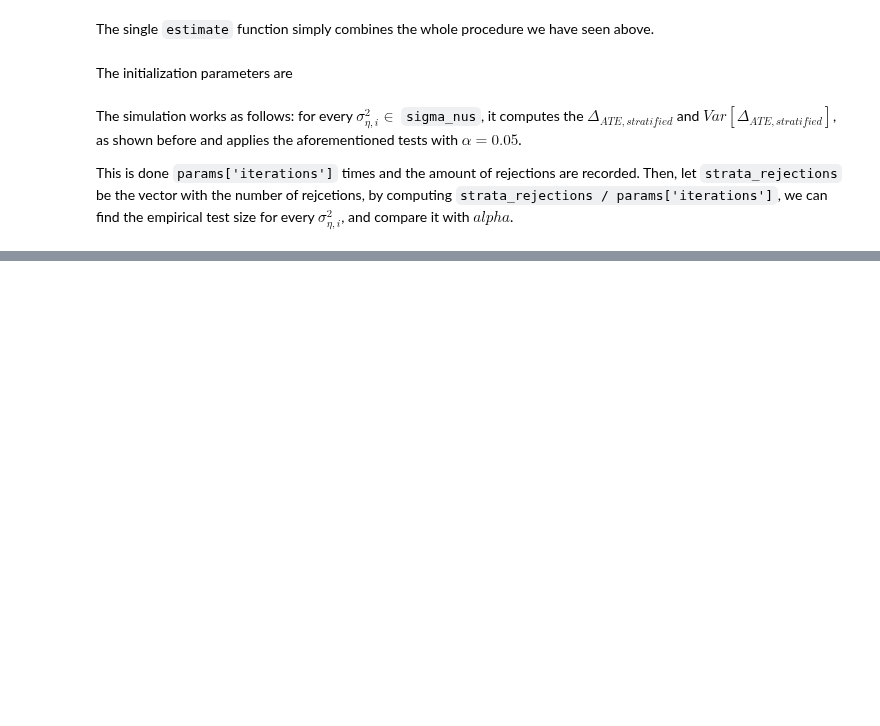
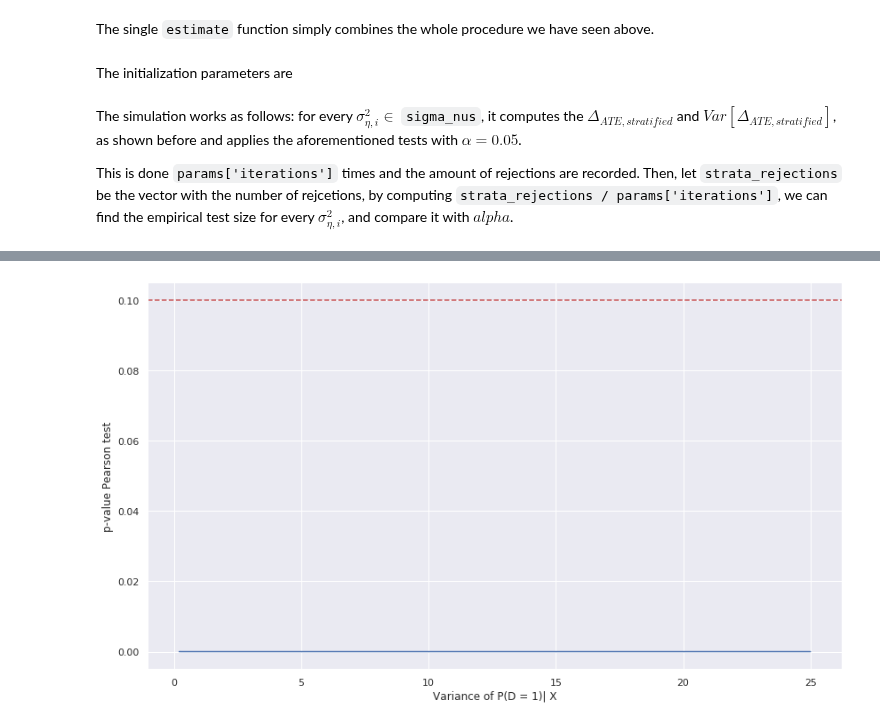
Before and after one commit to NoFishLikeIan/tinbergen, a Jupyter notebook: homework/adv_econ_notebooks/Propensity score uncertainty.ipynb, the cells around one changed output, grey strips where cells are left out. Saved outputs shown, nothing was run; the diff lists cells and outputs as text; code cells hidden in the pictures; blank space fills up the shorter version.

```diff
--- a/homework/adv_econ_notebooks/Propensity score uncertainty.ipynb
+++ b/homework/adv_econ_notebooks/Propensity score uncertainty.ipynb
@@ -235,11 +242,15 @@ def estimate(N, k, variance_p, n_strata = 5):
     estimated_p = model.predict_proba(X)[:, 0]
     ordered_p_idx = np.argsort(estimated_p)
 
-    strata = stratify(X, D, y, ordered_p_idx, estimated_p, n_strata)
+    strata = stratify(X, D, y, ordered_p_idx, n_strata)
 
     delta_strata, var_strata = ate(strata, N)
 
-    return delta, variance, delta_strata, var_strata
+    prob_bins = split_prob_equally(estimated_p[ordered_p_idx], n_strata)
+    _, p_gof = stats.chisquare([b.shape[0] for b in prob_bins])
+
+
+    return delta, variance, delta_strata, var_strata, p_gof
 # %%
 def test_against_zero(mean, std, t):
     upper = mean + t*std
@@ -265,6 +276,7 @@ def monte_carlo_test(p_variances = [], N = 10_000, k = 10, iterations = 1, alpha
 
     strata_rejections = []
     normal_rejections = []
+    p_gof_by_var = []
 
     t = -scistat.norm.ppf(alpha)
 
@@ -275,26 +287,29 @@ def monte_carlo_test(p_variances = [], N = 10_000, k = 10, iterations = 1, alpha
 
         out_of_CI_normal = 0
         out_of_CI_strata = 0
+        sum_p_gof = 0
 
         for i in range(iterations):
             if verbose:
                 print(f'--> Iteration {i+1}/{iterations}', end='\r')
 
-            delta, var, delta_strata, var_strata = estimate(N, k, p_var, n_strata=5)
+            delta, var, delta_strata, var_strata, p_gof = estimate(N, k, p_var, n_strata=5)
 
             reject = test_against_zero(delta, np.sqrt(var), t)
             reject_strata = test_against_zero(delta_strata, np.sqrt(var_strata), t)
 
             out_of_CI_normal += reject
             out_of_CI_strata += reject_strata
+            sum_p_gof += p_gof
 
 
         normal_rejections.append(out_of_CI_normal)
         strata_rejections.append(out_of_CI_strata)
+        p_gof_by_var.append(sum_p_gof/iterations)
 
         if verbose:
             print('\n')
 
-    return normal_rejections, strata_rejections
+    return normal_rejections, strata_rejections, p_gof_by_var
 # %%
-normal_rejections, strata_rejections = monte_carlo_test(**params, verbose=True)
+normal_rejections, strata_rejections, p_gof_by_var = monte_carlo_test(**params, verbose=False)
@@ -329,3 +330,13 @@ plt.show()
+# %%
+plt.figure(figsize=(14,8))
+ax = sns.lineplot(x=sigma_nus, y=p_gof_by_var)
+
+ax.axhline(params['alpha'], ls='--', c='r')
+ax.set(xlabel='Variance of P(D = 1)| X', ylabel='p-value Pearson test')
+
+plt.show()
+# %% [output]
+[figure, added]
 # %%
 %notify
 # %% [output]
```
Also changed, not shown: parts of 15 cells of this notebook.
